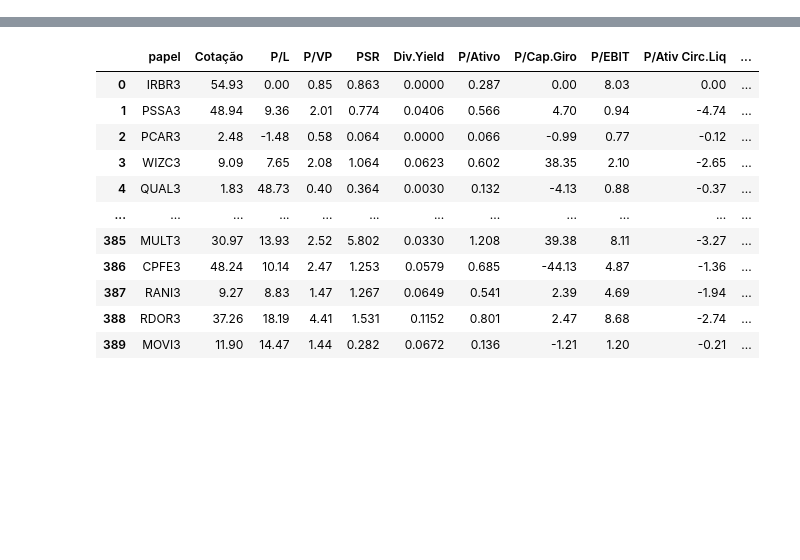
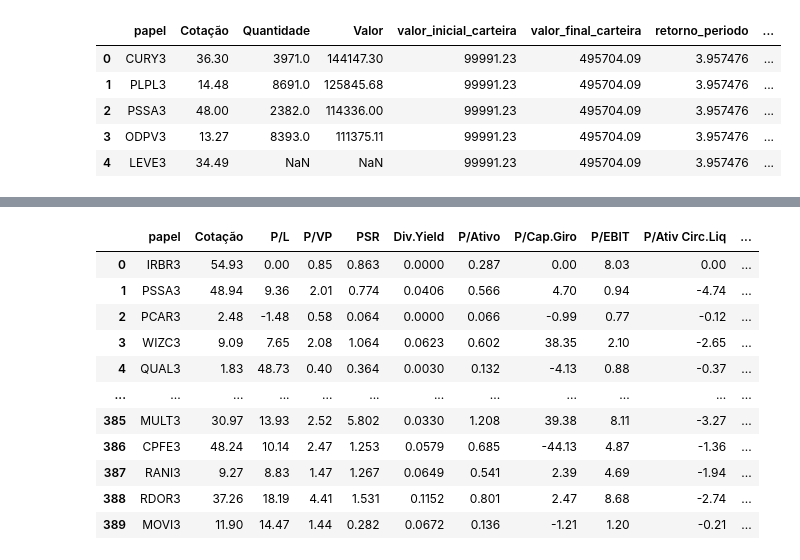
Before and after one commit to gusascorrea/magic_app, a Jupyter notebook: notebooks/testes.ipynb, the cells around one changed output, grey strips where cells are left out. Cells and saved outputs as stored; diff of their text form; code cells hidden in the pictures; blank space fills up the shorter version.

Commit message:
performance analysis

```diff
--- a/notebooks/testes.ipynb
+++ b/notebooks/testes.ipynb
@@ -0,0 +70,54 @@
+# %%
+import pandas as pd
+
+analysis = pd.read_parquet("../data/performance_period_analysis.parquet")
+history = pd.read_parquet("../data/performance_committed_since_2026-03-10.parquet")
+
+winner = analysis.sort_values("retorno_periodo", ascending=False).iloc[0]
+
+history["Data"] = pd.to_datetime(history["Data"])
+history["commit_committed_at"] = pd.to_datetime(history["commit_committed_at"], utc=True)
+
+latest = (
+    history.sort_values("commit_committed_at")
+    .drop_duplicates(
+        subset=["Estratégia", "Volume Mínimo", "Ativos na Carteira", "Data", "papel"],
+        keep="last",
+    )
+)
+
+carteira_final = (
+    latest[
+        (latest["Estratégia"] == winner["Estratégia"]) &
+        (latest["Volume Mínimo"] == winner["Volume Mínimo"]) &
+        (latest["Ativos na Carteira"] == winner["Ativos na Carteira"]) &
+        (latest["Data"] == winner["data_final"])
+    ][["papel", "Cotação", "Quantidade", "Valor"]]
+    .sort_values("Valor", ascending=False)
+    .reset_index(drop=True)
+)
+
+comparativo = pd.DataFrame(
+    [{
+        "frequencia": winner["frequencia"],
+        "periodo": winner["periodo"],
+        "estrategia": winner["Estratégia"],
+        "volume_minimo": winner["Volume Mínimo"],
+        "ativos_na_carteira": winner["Ativos na Carteira"],
+        "data_inicial": winner["data_inicial"],
+        "data_final": winner["data_final"],
+        "valor_inicial": winner["valor_inicial"],
+        "valor_final": winner["valor_final"],
+        "retorno_periodo": winner["retorno_periodo"],
+    }]
+)
+
+display(comparativo)
+display(carteira_final)
+# %% [output]
+|  | papel | Cotação | Quantidade | Valor | valor_inicial_carteira | valor_final_carteira | retorno_periodo | ... |
+| 0 | CURY3 | 36.30 | 3971.0 | 144147.30 | 99991.23 | 495704.09 | 3.957476 | ... |
+| 1 | PLPL3 | 14.48 | 8691.0 | 125845.68 | 99991.23 | 495704.09 | 3.957476 | ... |
+| 2 | PSSA3 | 48.00 | 2382.0 | 114336.00 | 99991.23 | 495704.09 | 3.957476 | ... |
+| 3 | ODPV3 | 13.27 | 8393.0 | 111375.11 | 99991.23 | 495704.09 | 3.957476 | ... |
+| 4 | LEVE3 | 34.49 | NaN | NaN | 99991.23 | 495704.09 | 3.957476 | ... |
```
Also changed, not shown: parts of 10 cells of this notebook, 3 other files.
